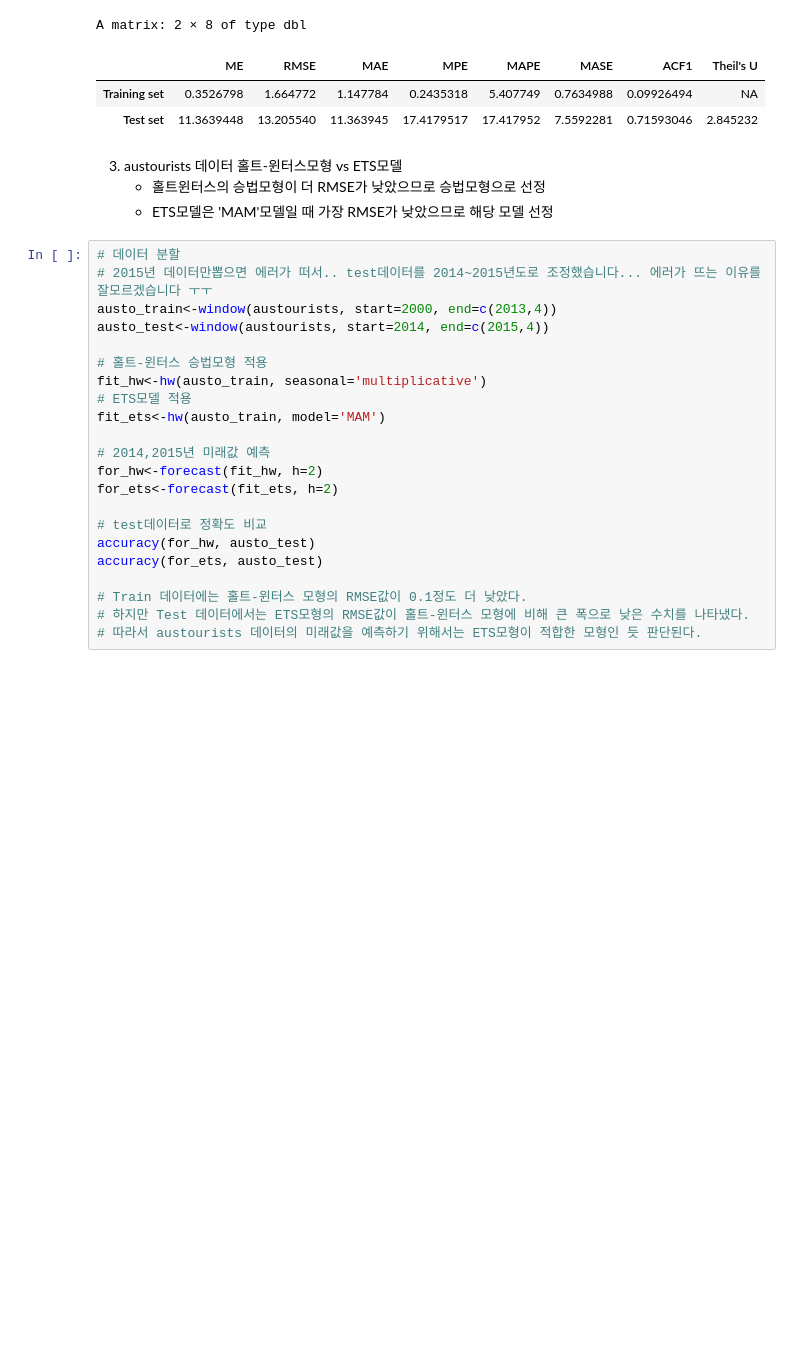
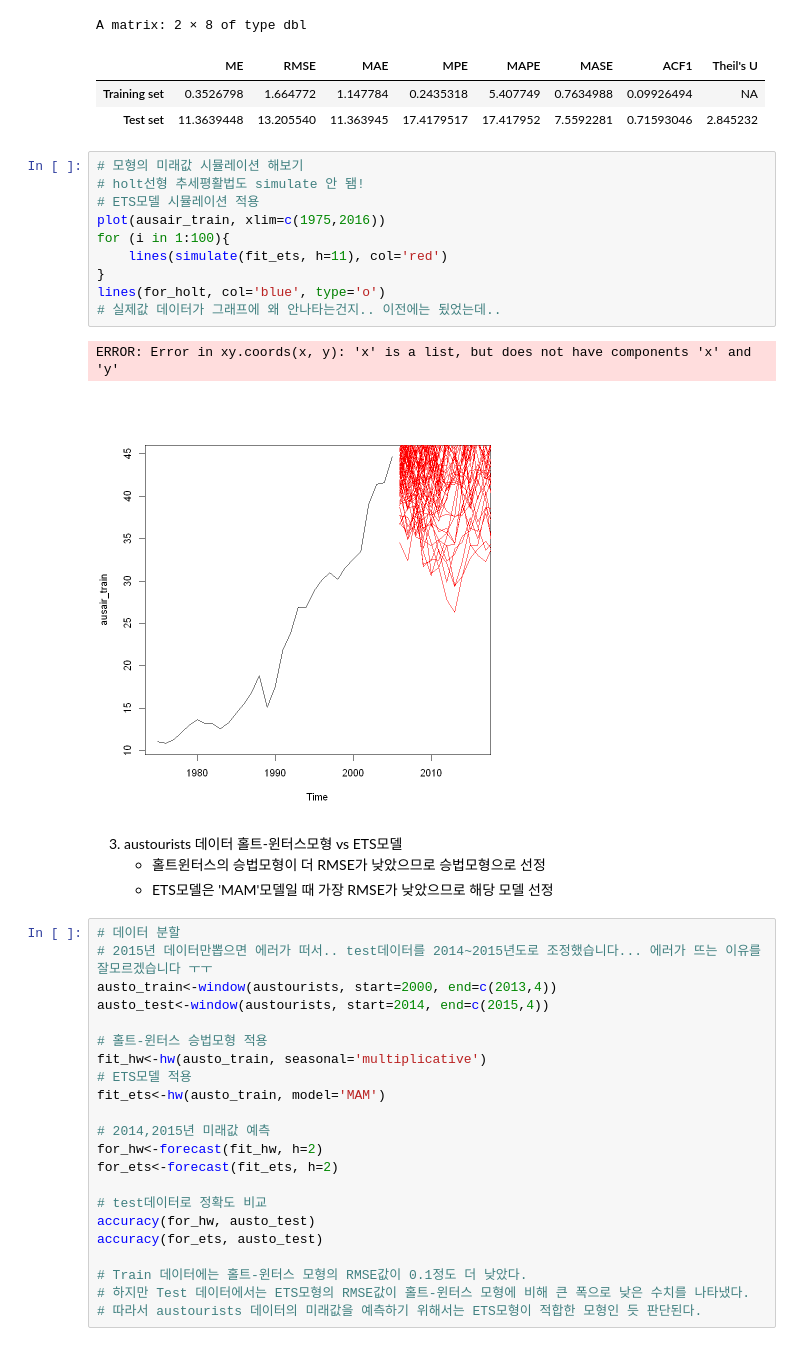
Before and after one commit to young-hun-jo/SCH_Univ_Course, a Jupyter notebook: Time_Series/time_series_DIY.ipynb, the cells around one changed output. Drawn from its saved outputs; the diff is of its cells as text; blank space fills up the shorter version.

```diff
--- a/Time_Series/time_series_DIY.ipynb
+++ b/Time_Series/time_series_DIY.ipynb
@@ -576,6 +596,19 @@ A matrix: 2 × 8 of type dbl
 |  | ME | RMSE | MAE | MPE | MAPE | MASE | ACF1 | Theil's U |
 | Training set | 0.3526798 | 1.664772 | 1.147784 | 0.2435318 | 5.407749 | 0.7634988 | 0.09926494 | NA |
 | Test set | 11.3639448 | 13.205540 | 11.363945 | 17.4179517 | 17.417952 | 7.5592281 | 0.71593046 | 2.845232 |
+# %%
+# 모형의 미래값 시뮬레이션 해보기
+# holt선형 추세평활법도 simulate 안 됌!
+# ETS모델 시뮬레이션 적용
+plot(ausair_train, xlim=c(1975,2016))
+for (i in 1:100){
+    lines(simulate(fit_ets, h=11), col='red')
+}
+lines(for_holt, col='blue', type='o')
+# 실제값 데이터가 그래프에 왜 안나타는건지.. 이전에는 됬었는데..
+# %% [output]
+ERROR: Error in xy.coords(x, y): 'x' is a list, but does not have components 'x' and 'y'
+[figure, added]
 # %% [markdown]
 3. austourists 데이터 홀트-윈터스모형 vs ETS모델
     * 홀트윈터스의 승법모형이 더 RMSE가 낮았으므로 승법모형으로 선정
```
Also changed, not shown: parts of 3 cells of this notebook.
